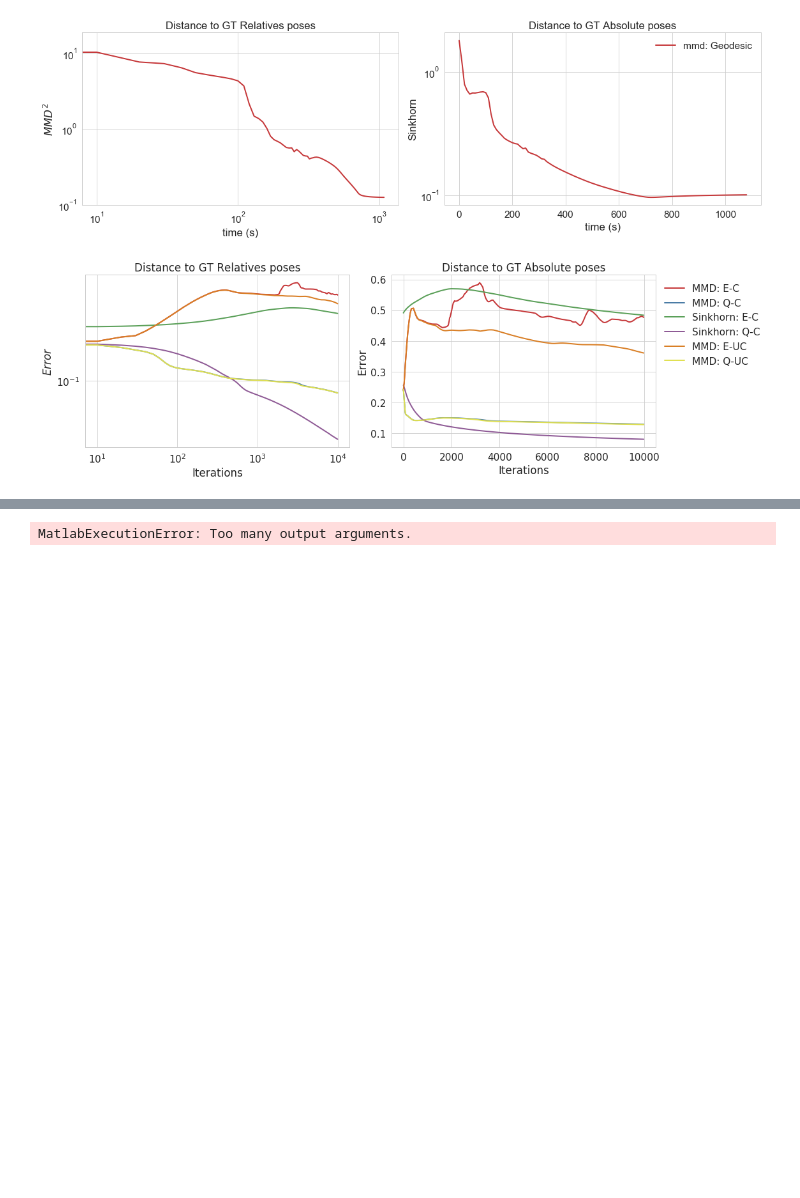
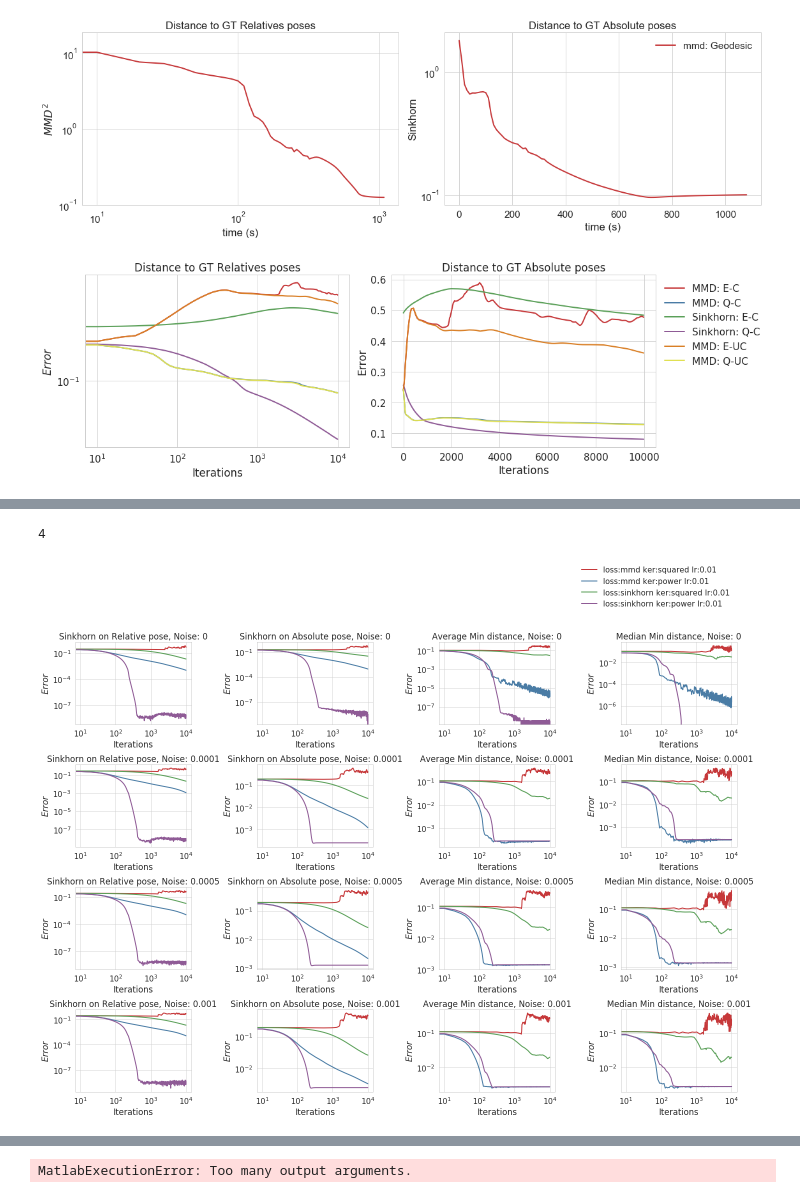
Before and after one commit to MichaelArbel/OT-sync, a Jupyter notebook: py/MMDSync/MMDSync.ipynb, the cells around one changed output, grey strips where cells are left out. Saved outputs shown, nothing was run; the diff lists cells and outputs as text; code cells hidden in the pictures; blank space fills up the shorter version.

```diff
--- a/py/MMDSync/MMDSync.ipynb
+++ b/py/MMDSync/MMDSync.ipynb
@@ -317,0 +363,48 @@ NameError: name 'sns' is not defined
+# %%
+exp_path = '/nfs/data/michaela/projects/OptSync/synth_2/synth_2/'
+subset_dictionary = {'opt':'SGD','N':'10','pow':'1.2','sigma':'0','comp':'0.2'}
+
+
+res_dicts_1, color_dict_1 = get_selected_res(exp_path,subset_dictionary)
+
+subset_dictionary = {'opt':'SGD','N':'10','pow':'1.2','sigma':'0.0001','comp':'0.2'}
+
+res_dicts_2, color_dict_2 = get_selected_res(exp_path,subset_dictionary)
+
+subset_dictionary = {'opt':'SGD','N':'10','pow':'1.2','sigma':'0.0005','comp':'0.2'}
+res_dicts_3, color_dict_3 = get_selected_res(exp_path,subset_dictionary)
+
+
+subset_dictionary = {'opt':'SGD','N':'10','pow':'1.2','sigma':'0.001','comp':'0.2'}
+res_dicts_4, color_dict_4 = get_selected_res(exp_path,subset_dictionary)
+
+
+all_res_dict = [res_dicts_1,res_dicts_2,res_dicts_3,res_dicts_4]
+all_colors_dict = [color_dict_1,color_dict_2,color_dict_3,color_dict_4]
+# %%
+len(all_res_dict)
+# %% [output]
+4
+# %%
+num_fig = 4
+fig, ax = plt.subplots(4,num_fig, figsize=(20,16))
+titles = ['Noise: 0', 'Noise: 0.0001','Noise: 0.0005','Noise: 0.001']
+value = 'eval_RM_dist'
+xaxis = 'iteration'
+refresh=  True
+for i in range(4):
+
+    plot_from_dict(ax[i,0],all_res_dict[i], xaxis, 'eval_RM_dist', all_colors_dict[i])
+    plot_from_dict(ax[i,1],all_res_dict[i], xaxis, 'eval_dist', all_colors_dict[i])
+    plot_from_dict(ax[i,2],all_res_dict[i], xaxis, 'avg_min_dist', all_colors_dict[i])
+    plot_from_dict(ax[i,3],all_res_dict[i], xaxis, 'median_min_dist', all_colors_dict[i])
+
+titles = ['Noise: 0', 'Noise: 0.0001','Noise: 0.0005','Noise: 0.001']
+sub_titles = ['Sinkhorn on Relative pose', 'Sinkhorn on Absolute pose', 'Average Min distance', 'Median Min distance']
+set_axis_prop(ax, titles,sub_titles)
+ax[0,-1].legend(bbox_to_anchor=(1., 2.),frameon=False)
+fig.tight_layout()
+filename = 'synth_1_gt'
+save(filename)
+# %% [output]
+[figure, added]
```
Also changed, not shown: parts of 10 cells of this notebook, 7 other files.
